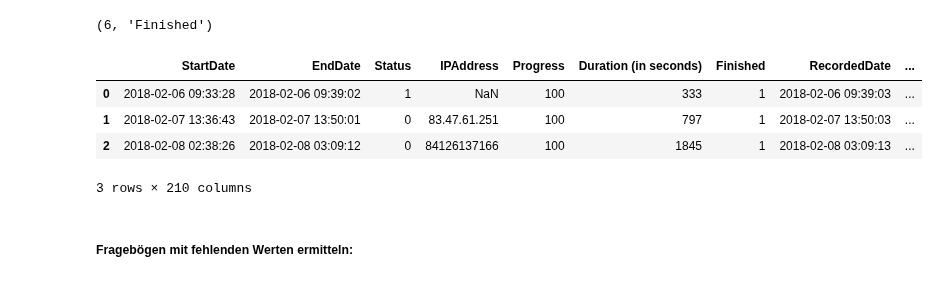
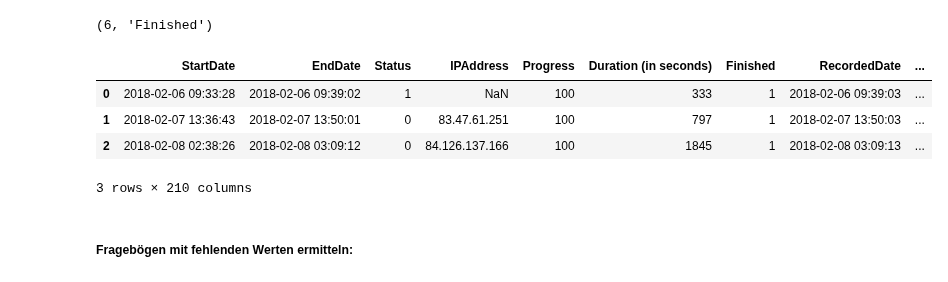
Before and after one commit to martinakienberger/Dissertation_LIS, a Jupyter notebook: Datenbereinigung_Hauptstudie.ipynb, the cells around one changed output. Cells and saved outputs as stored; diff of their text form; code cells hidden in the pictures.

```diff
--- a/Datenbereinigung_Hauptstudie.ipynb
+++ b/Datenbereinigung_Hauptstudie.ipynb
@@ -4,7 +5,7 @@ import pandas as pd
 # %% [output]
 Populating the interactive namespace from numpy and matplotlib
 # %%
-Rohdaten = pd.read_excel('D:\Daten\DISS\Daten\Estrategias_Estudiantes_Kienberger_2018N.xlsx')
+Rohdaten = pd.read_csv('D:\Daten\DISS\Daten\EstrategiasEstudiantesKienberger2018.tsv', sep = '\t', encoding='utf-16')
 # %%
 Rohdaten.head(4)
 # %% [output]
@@ -50,13 +51,13 @@ get_name_gloss('finish')
 # %% [output]
 (6, 'Finished')
 # %%
-Finished = Rohdaten[Rohdaten['Finished'] == 1].reset_index(drop=True)
+Finished = Rohdaten[Rohdaten['Finished'] == '1'].reset_index(drop=True)
 Finished.head(3)
 # %% [output]
 |  | StartDate | EndDate | Status | IPAddress | Progress | Duration (in seconds) | Finished | RecordedDate | ... |
 | 0 | 2018-02-06 09:33:28 | 2018-02-06 09:39:02 | 1 | NaN | 100 | 333 | 1 | 2018-02-06 09:39:03 | ... |
 | 1 | 2018-02-07 13:36:43 | 2018-02-07 13:50:01 | 0 | 83.47.61.251 | 100 | 797 | 1 | 2018-02-07 13:50:03 | ... |
-| 2 | 2018-02-08 02:38:26 | 2018-02-08 03:09:12 | 0 | 84126137166 | 100 | 1845 | 1 | 2018-02-08 03:09:13 | ... |
+| 2 | 2018-02-08 02:38:26 | 2018-02-08 03:09:12 | 0 | 84.126.137.166 | 100 | 1845 | 1 | 2018-02-08 03:09:13 | ... |
 3 rows × 210 columns
 # %% [markdown]
 ##### Fragebögen mit fehlenden Werten ermitteln:
```
Also changed, not shown: parts of 31 cells of this notebook.
